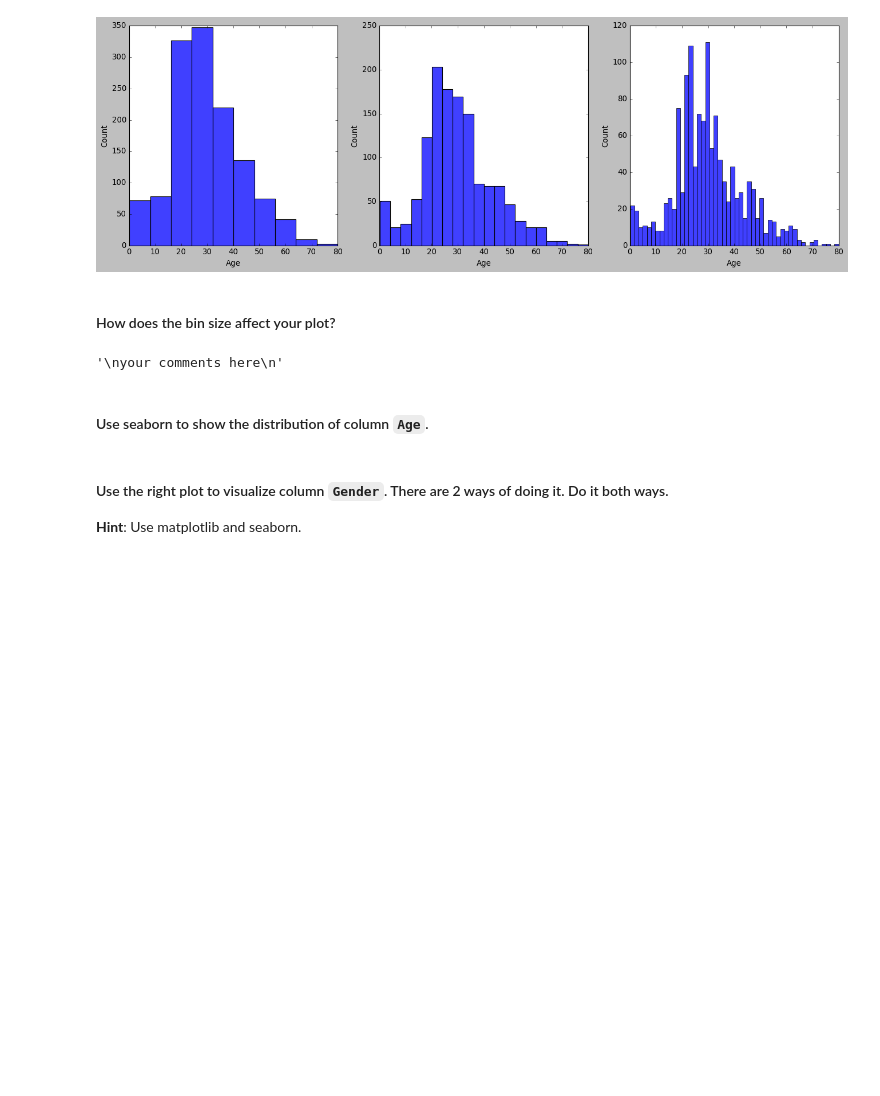
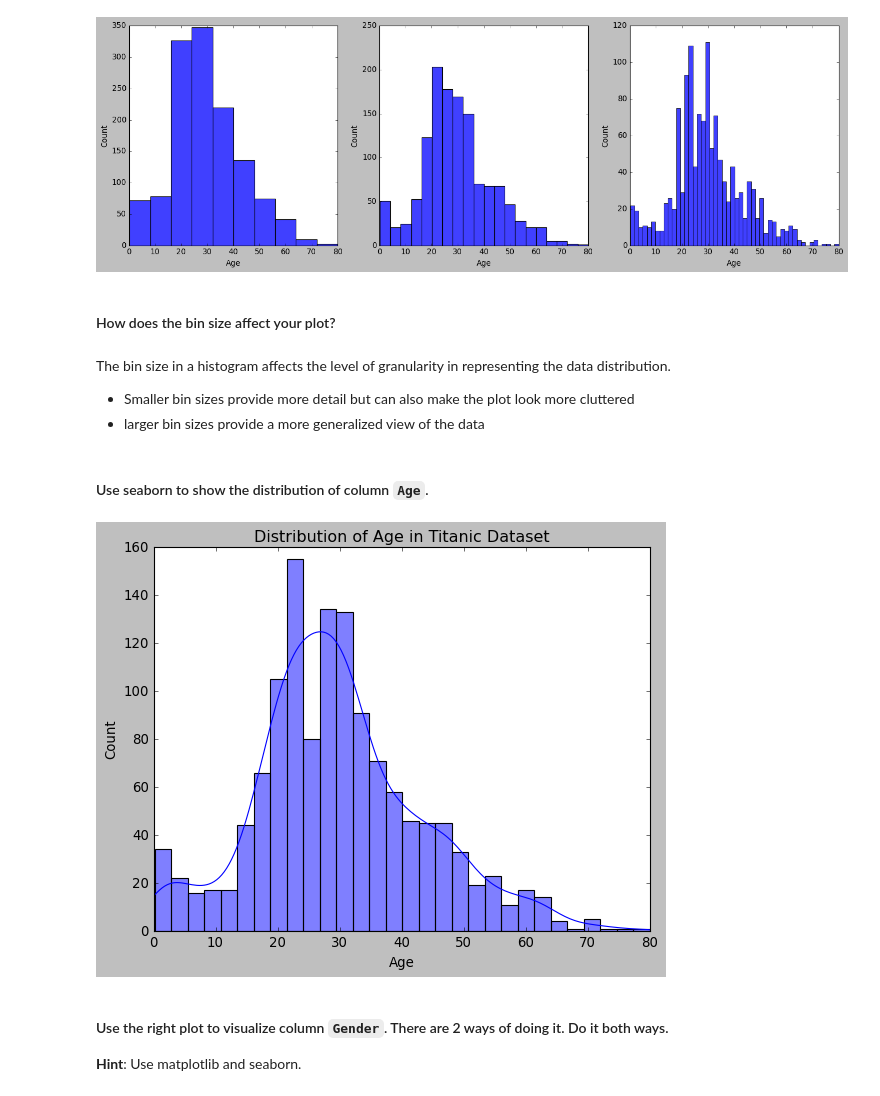
Before and after one commit to Ironhack-data-bcn-feb-2023/lab-matplotlib-seaborn, a Jupyter notebook: your-code/main.ipynb, the cells around one changed output. Cells and saved outputs as stored; diff of their text form; code cells hidden in the pictures; blank space fills up the shorter version.

```diff
--- a/your-code/main.ipynb
+++ b/your-code/main.ipynb
@@ -155,11 +155,9 @@ for i, axes in enumerate(ax):
 [figure]
 # %% [markdown]
 #### How does the bin size affect your plot?
-# %%
-"""
-your comments here
-"""
-# %% [output]
-'\nyour comments here\n'
+# %% [markdown]
+The bin size in a histogram affects the level of granularity in representing the data distribution.
+- Smaller bin sizes provide more detail but can also make the plot look more cluttered
+- larger bin sizes provide a more generalized view of the data
 # %% [markdown]
 #### Use seaborn to show the distribution of column `Age`.
@@ -168,3 +164,14 @@ your comments here
+# %%
+sns.histplot(data=titanic, x='Age', bins=30, kde=True)
+
+# Set plot title and labels
+plt.title('Distribution of Age in Titanic Dataset')
+plt.xlabel('Age')
+plt.ylabel('Count')
+
+plt.show()
+# %% [output]
+[figure, added]
 # %% [markdown]
 #### Use the right plot to visualize column `Gender`. There are 2 ways of doing it. Do it both ways.
 **Hint**: Use matplotlib and seaborn.
```
Also changed, not shown: parts of 35 cells of this notebook.
